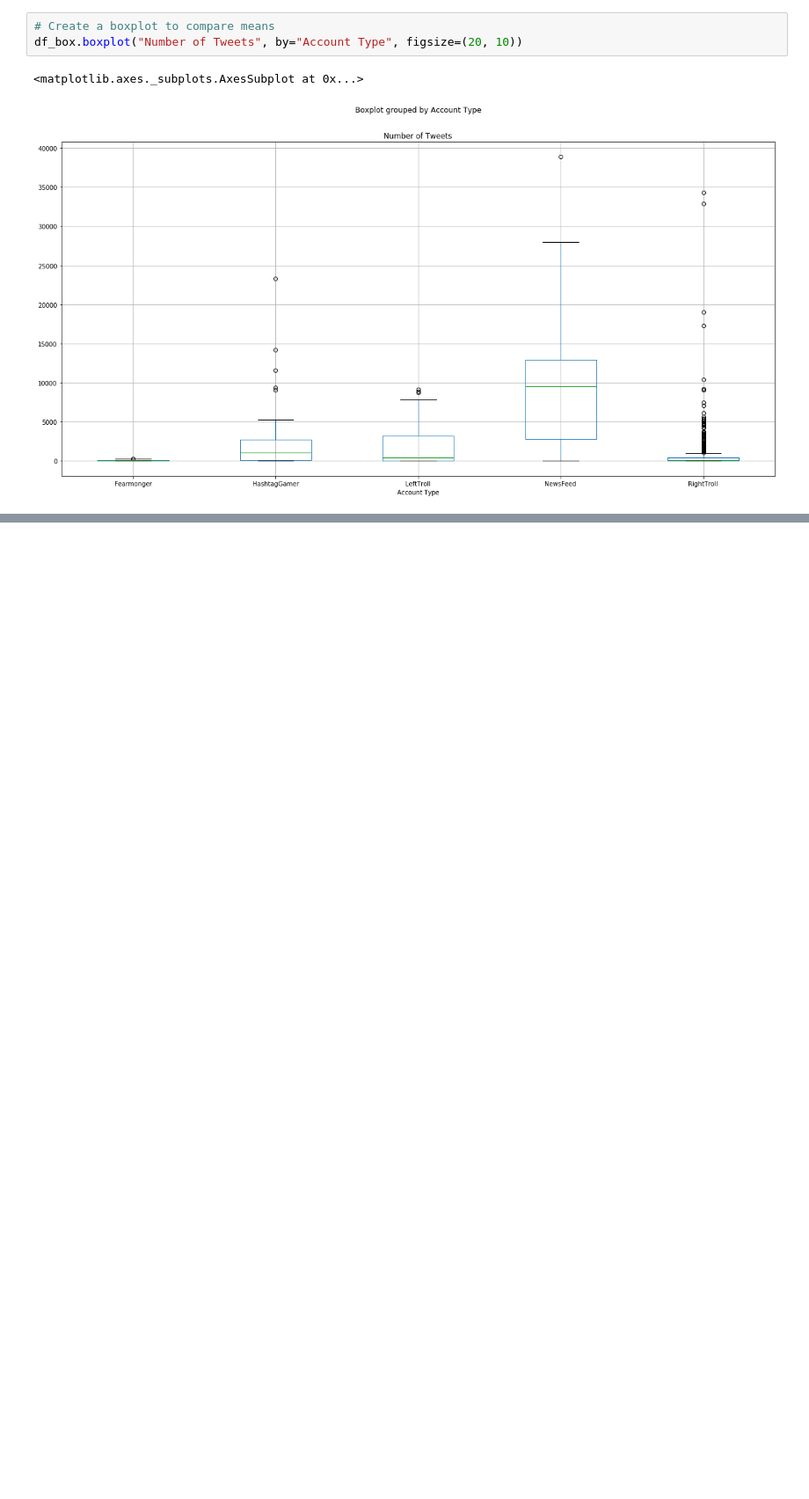
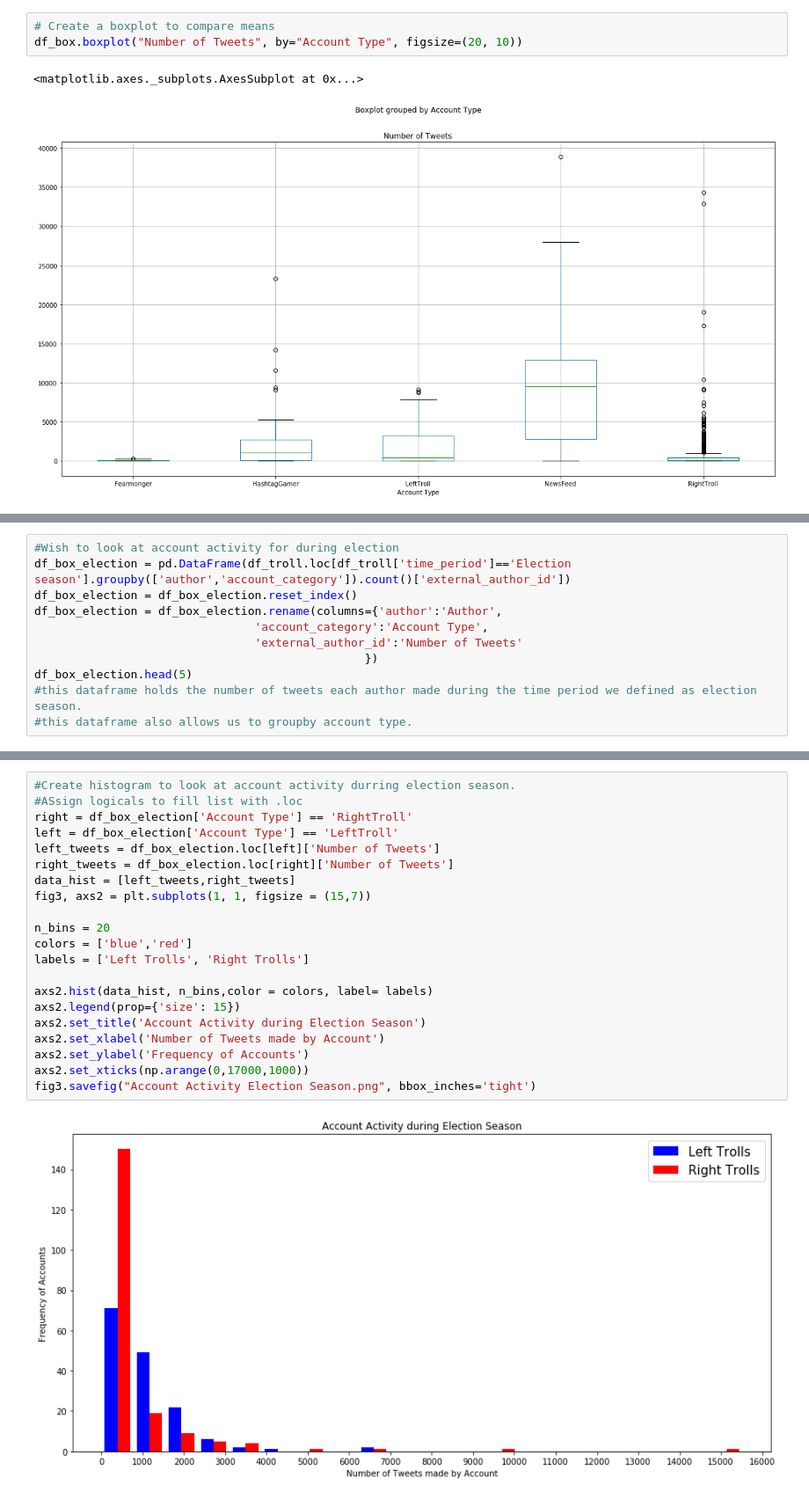
Before and after one commit to JGohl/TeamHashtag, a Jupyter notebook: AJZ Proj1 Analysis.ipynb, the cells around one changed output, grey strips where cells are left out. Shown at 88% size. Cells and saved outputs as stored; diff of their text form; blank space fills up the shorter version.

```diff
--- a/AJZ Proj1 Analysis.ipynb
+++ b/AJZ Proj1 Analysis.ipynb
@@ -206,0 +192,11 @@ df_box.quantile([0,.25,0.5,0.75,1])
+# %%
+#Wish to look at account activity for during election
+df_box_election = pd.DataFrame(df_troll.loc[df_troll['time_period']=='Election season'].groupby(['author','account_category']).count()['external_author_id'])
+df_box_election = df_box_election.reset_index()
+df_box_election = df_box_election.rename(columns={'author':'Author',
+                                'account_category':'Account Type',
+                                'external_author_id':'Number of Tweets'
+                                                })
+df_box_election.head(5)
+#this dataframe holds the number of tweets each author made during the time period we defined as election season.
+#this dataframe also allows us to groupby account type.
@@ -206,0 +210,23 @@ df_box.quantile([0,.25,0.5,0.75,1])
+# %%
+#Create histogram to look at account activity durring election season.
+#ASsign logicals to fill list with .loc
+right = df_box_election['Account Type'] == 'RightTroll'
+left = df_box_election['Account Type'] == 'LeftTroll'
+left_tweets = df_box_election.loc[left]['Number of Tweets']
+right_tweets = df_box_election.loc[right]['Number of Tweets']
+data_hist = [left_tweets,right_tweets]
+fig3, axs2 = plt.subplots(1, 1, figsize = (15,7))
+
+n_bins = 20
+colors = ['blue','red']
+labels = ['Left Trolls', 'Right Trolls']
+
+axs2.hist(data_hist, n_bins,color = colors, label= labels)
+axs2.legend(prop={'size': 15})
+axs2.set_title('Account Activity during Election Season')
+axs2.set_xlabel('Number of Tweets made by Account')
+axs2.set_ylabel('Frequency of Accounts')
+axs2.set_xticks(np.arange(0,17000,1000))
+fig3.savefig("Account Activity Election Season.png", bbox_inches='tight')
+# %% [output]
+[figure, added]
```
Also changed, not shown: parts of 8 cells of this notebook, 3 other files.
